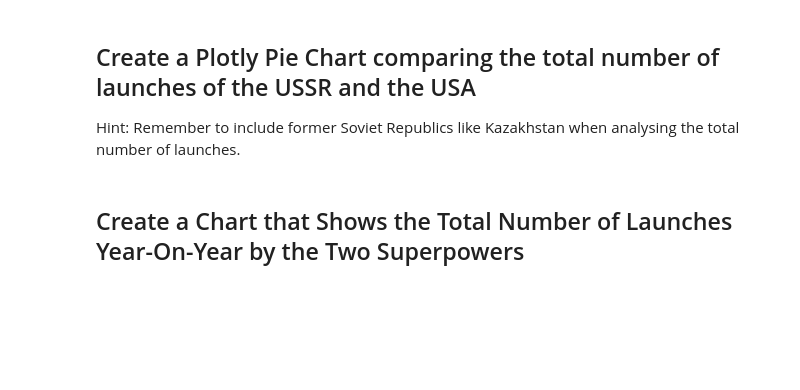
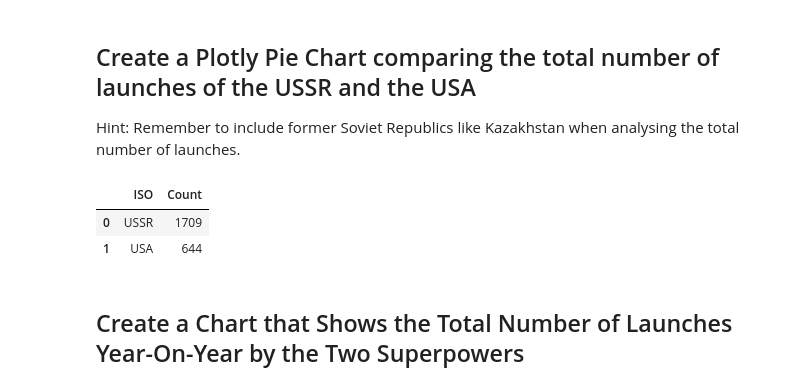
Before and after one commit to chgwyellow/Analyse---Visualise-the-Space-Race, a Jupyter notebook: Space_Missions_Analysis.ipynb, the cells around one changed output. Saved outputs shown, nothing was run; the diff lists cells and outputs as text; code cells hidden in the pictures; blank space fills up the shorter version.

```diff
--- a/Space_Missions_Analysis.ipynb
+++ b/Space_Missions_Analysis.ipynb
@@ -481,3 +520,14 @@ The cold war lasted from the start of the dataset up until 1991.
 ## Create a Plotly Pie Chart comparing the total number of launches of the USSR and the USA
 
 Hint: Remember to include former Soviet Republics like Kazakhstan when analysing the total number of launches.
+# %%
+df_cold_war = df_data[df_data.Year <= 1991].copy()
+df_cold_war.ISO = df_cold_war.ISO.replace({"RUS": "USSR", "KAZ": "USSR"})
+counts = df_cold_war[df_cold_war.ISO.isin(["USSR", "USA"])]["ISO"].value_counts()
+df_counts = counts.reset_index() # Turn the Series to the DF
+df_counts.columns = ["ISO", "Count"]
+df_counts
+# %% [output]
+|  | ISO | Count |
+| 0 | USSR | 1709 |
+| 1 | USA | 644 |
```
Also changed, not shown: parts of 5 cells of this notebook.
